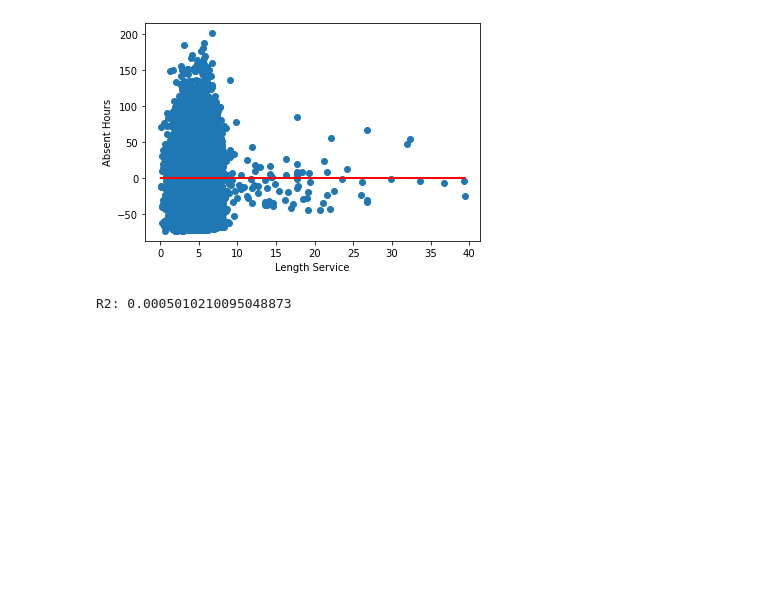
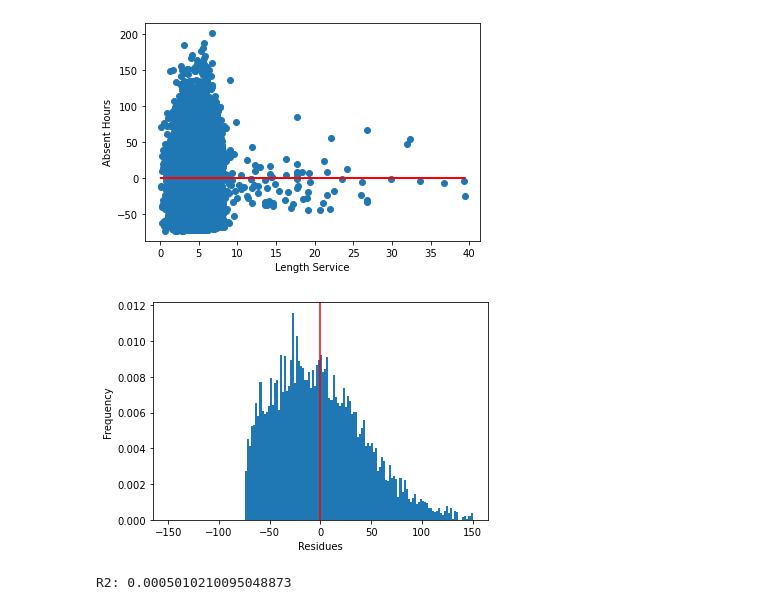
Before and after one commit to gabrieltorresgamez/linearregression-examples, a Jupyter notebook: fhnw-llr-le1-3.ipynb, the cells around one changed output. Cells and saved outputs as stored; diff of their text form; code cells hidden in the pictures; blank space fills up the shorter version.

```diff
--- a/fhnw-llr-le1-3.ipynb
+++ b/fhnw-llr-le1-3.ipynb
@@ -86,6 +94,14 @@ plt.ylabel("Absent Hours")
 plt.show()
 # %% [output]
 [figure]
+# %%
+plt.hist(y - (param2[0] * x2 + param2[1]), bins = 150, density = True, range = (-150, 150))
+plt.axvline((y - (param2[0] * x2 + param2[1])).mean(), color = "r")
+plt.xlabel("Residues")
+plt.ylabel("Frequency")
+plt.show()
+# %% [output]
+[figure, added]
 # %%
 print("R2: " + str(r2_2))
 # %% [output]
```
Also changed, not shown: parts of 1 cell of this notebook.
